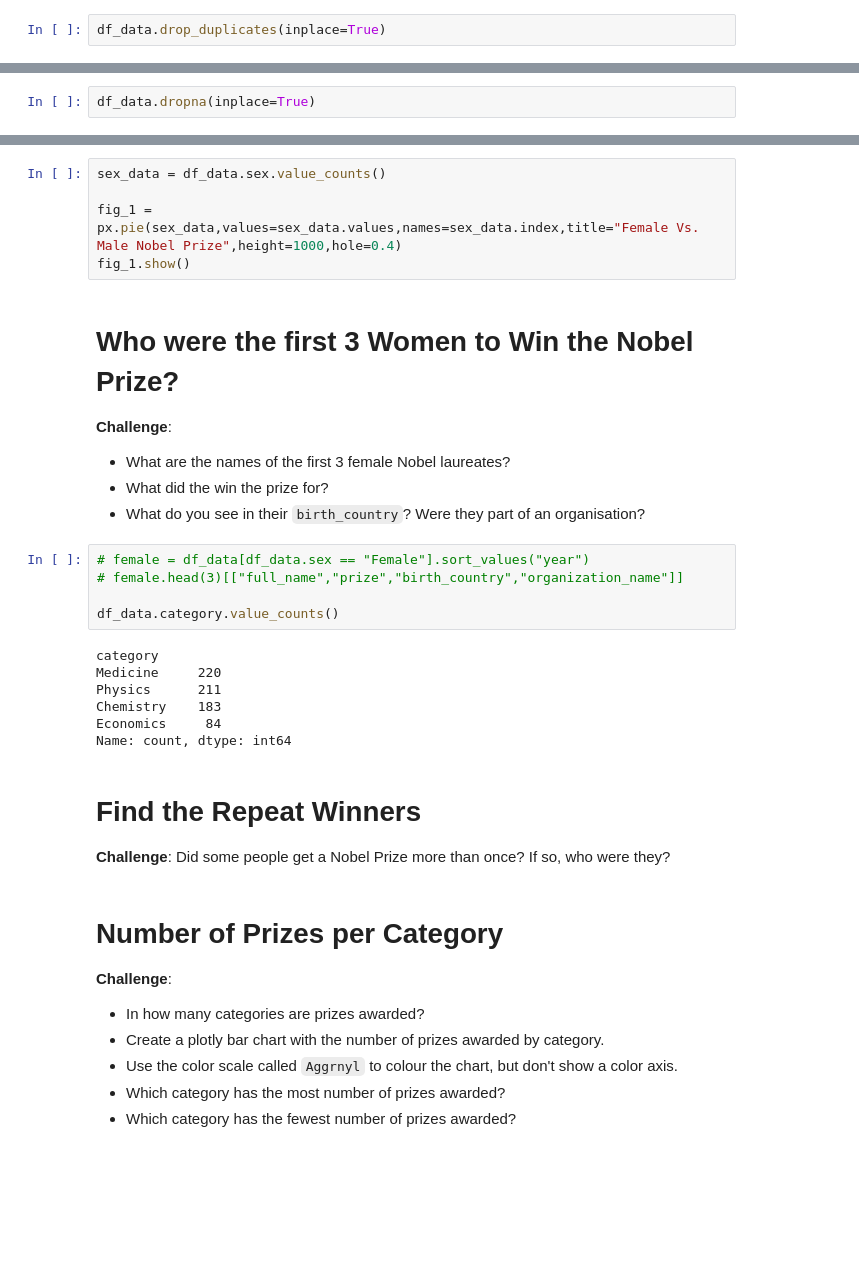
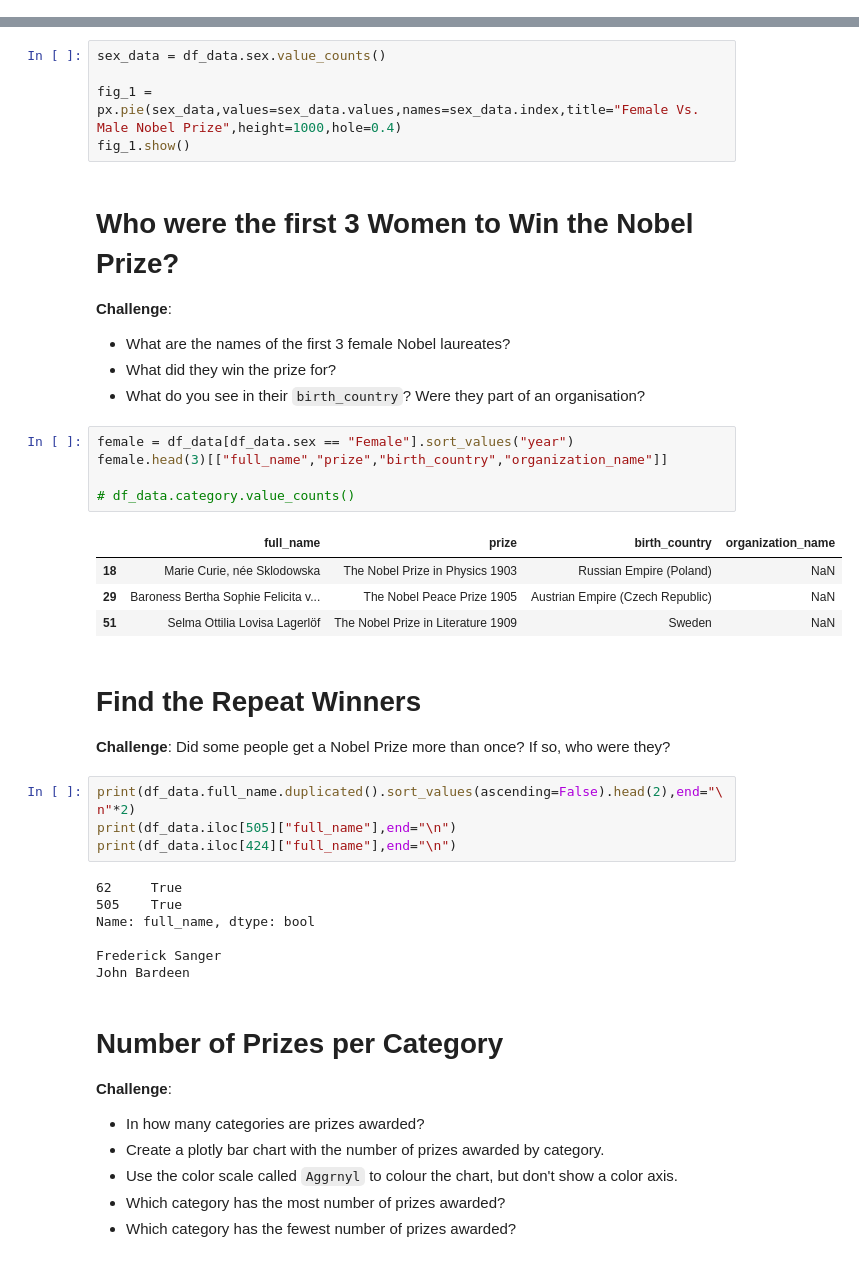
Before and after one commit to nico-Zero/Python, a Jupyter notebook: New_Shit__/Angela_Yu__/Day_79_Nobal_price_Analysis/Nobel_Prize_Analysis_(start).ipynb, the cells around one changed output, grey strips where cells are left out. Drawn from its saved outputs; the diff is of its cells as text; blank space fills up the shorter version.

```diff
--- a/New_Shit__/Angela_Yu__/Day_79_Nobal_price_Analysis/Nobel_Prize_Analysis_(start).ipynb
+++ b/New_Shit__/Angela_Yu__/Day_79_Nobal_price_Analysis/Nobel_Prize_Analysis_(start).ipynb
@@ -81,5 +104,3 @@ df_data
-# %%
-df_data.drop_duplicates(inplace=True)
 # %% [markdown]
 ### Check for NaN Values
 # %%
@@ -95,2 +117,0 @@ print(xx)
-# %%
-df_data.dropna(inplace=True)
@@ -132,24 +215,33 @@ fig_1.show()
 **Challenge**:
 
 -   What are the names of the first 3 female Nobel laureates?
--   What did the win the prize for?
+-   What did they win the prize for?
 -   What do you see in their `birth_country`? Were they part of an organisation?
 # %%
-# female = df_data[df_data.sex == "Female"].sort_values("year")
-# female.head(3)[["full_name","prize","birth_country","organization_name"]]
+female = df_data[df_data.sex == "Female"].sort_values("year")
+female.head(3)[["full_name","prize","birth_country","organization_name"]]
 
-df_data.category.value_counts()
+# df_data.category.value_counts()
 # %% [output]
-category
-Medicine     220
-Physics      211
-Chemistry    183
-Economics     84
-Name: count, dtype: int64
+|  | full_name | prize | birth_country | organization_name |
+| 18 | Marie Curie, née Sklodowska | The Nobel Prize in Physics 1903 | Russian Empire (Poland) | NaN |
+| 29 | Baroness Bertha Sophie Felicita v... | The Nobel Peace Prize 1905 | Austrian Empire (Czech Republic) | NaN |
+| 51 | Selma Ottilia Lovisa Lagerlöf | The Nobel Prize in Literature 1909 | Sweden | NaN |
 # %% [markdown]
 # Find the Repeat Winners
 
 **Challenge**: Did some people get a Nobel Prize more than once? If so, who were they?
+# %%
+print(df_data.full_name.duplicated().sort_values(ascending=False).head(2),end="\n"*2)
+print(df_data.iloc[505]["full_name"],end="\n")
+print(df_data.iloc[424]["full_name"],end="\n")
+# %% [output]
+62     True
+505    True
+Name: full_name, dtype: bool
+
+Frederick Sanger
+John Bardeen
 # %% [markdown]
 # Number of Prizes per Category
 
```
Also changed, not shown: parts of 14 cells of this notebook, 1 other file.
